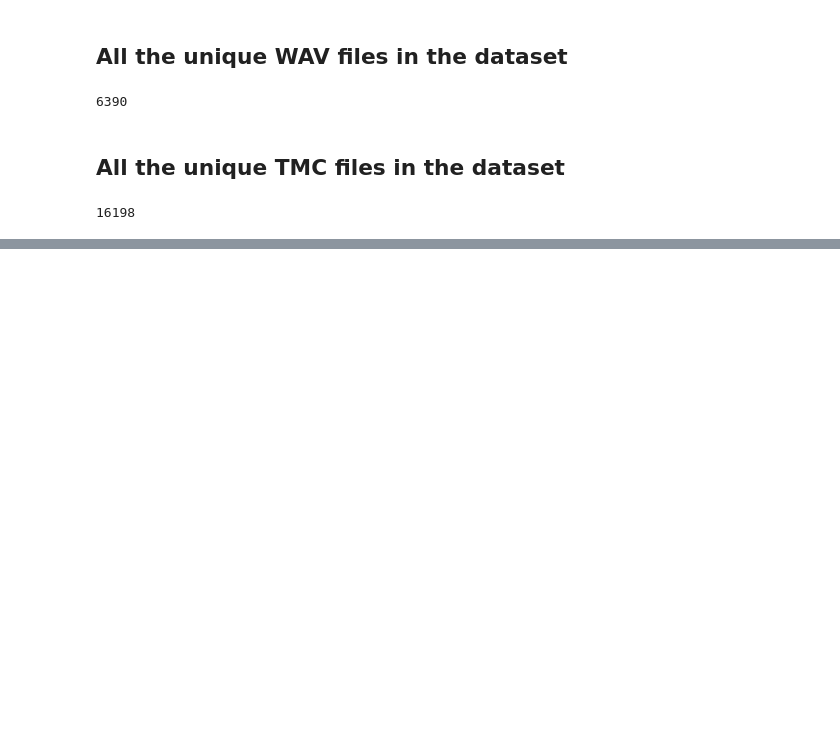
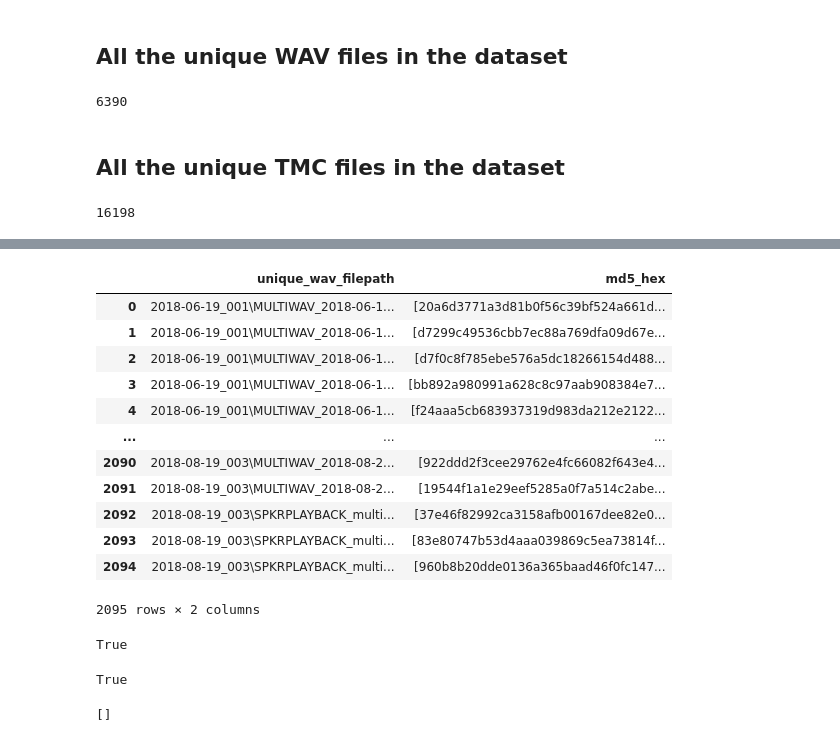
Before and after one commit to thejasvibr/projectushichka, a Jupyter notebook: ushichka_docs/What is in the Ushichka dataset.ipynb, the cells around one changed output, grey strips where cells are left out. Drawn from its saved outputs; the diff is of its cells as text; code cells hidden in the pictures; blank space fills up the shorter version.

```diff
--- a/ushichka_docs/What is in the Ushichka dataset.ipynb
+++ b/ushichka_docs/What is in the Ushichka dataset.ipynb
@@ -301,0 +459,33 @@ print(len(tmc_unique))
+# %%
+wav_hexbase
+# %% [output]
+|  | unique_wav_filepath | md5_hex |
+| 0 | 2018-06-19_001\MULTIWAV_2018-06-1... | [20a6d3771a3d81b0f56c39bf524a661d... |
+| 1 | 2018-06-19_001\MULTIWAV_2018-06-1... | [d7299c49536cbb7ec88a769dfa09d67e... |
+| 2 | 2018-06-19_001\MULTIWAV_2018-06-1... | [d7f0c8f785ebe576a5dc18266154d488... |
+| 3 | 2018-06-19_001\MULTIWAV_2018-06-1... | [bb892a980991a628c8c97aab908384e7... |
+| 4 | 2018-06-19_001\MULTIWAV_2018-06-1... | [f24aaa5cb683937319d983da212e2122... |
+| ... | ... | ... |
+| 2090 | 2018-08-19_003\MULTIWAV_2018-08-2... | [922ddd2f3cee29762e4fc66082f643e4... |
+| 2091 | 2018-08-19_003\MULTIWAV_2018-08-2... | [19544f1a1e29eef5285a0f7a514c2abe... |
+| 2092 | 2018-08-19_003\SPKRPLAYBACK_multi... | [37e46f82992ca3158afb00167dee82e0... |
+| 2093 | 2018-08-19_003\SPKRPLAYBACK_multi... | [83e80747b53d4aaa039869c5ea73814f... |
+| 2094 | 2018-08-19_003\SPKRPLAYBACK_multi... | [960b8b20dde0136a365baad46f0fc147... |
+2095 rows × 2 columns
+# %%
+# check that all md5 hashes are the same for all copies of a wav file.
+all_wavcopies_same = all(check_hexes_are_the_same(wav_hexbase['md5_hex_copies']))
+print(all_wavcopies_same)
+# %% [output]
+True
+# %%
+# check that all md5 hashes are the same for all TMC file copies
+all_tmccopies_same = all(check_hexes_are_the_same(tmc_hexbase['md5_hex_copies']))
+print(all_tmccopies_same)
+# %% [output]
+True
+# %%
+# check that all of the files could be hex-digested
+[each for every in tmc_hexbase['md5_hex_copies'] for each in every if 'NaN' in each]
+# %% [output]
+[]
```
Also changed, not shown: parts of 31 cells of this notebook, 3 other files.
